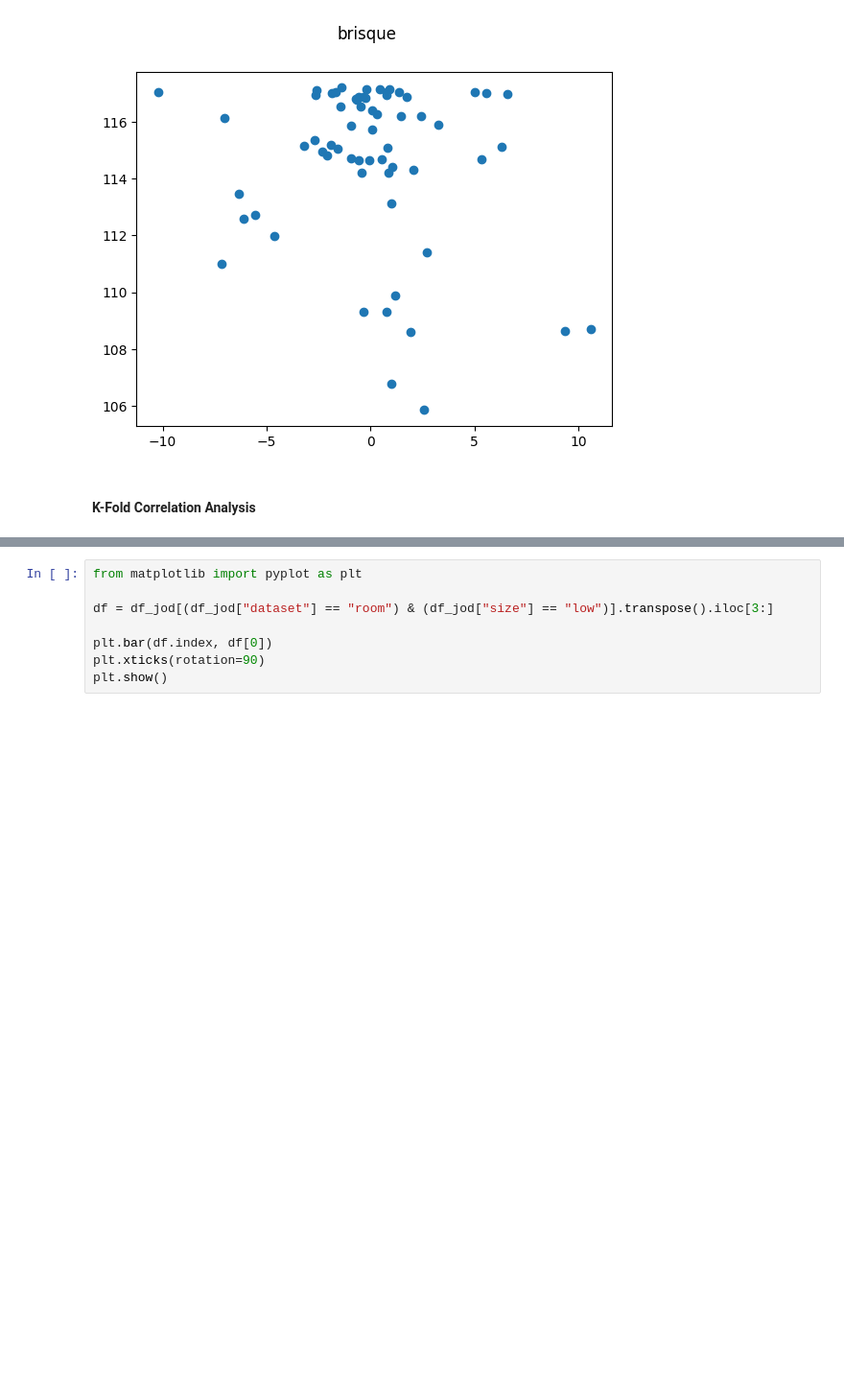
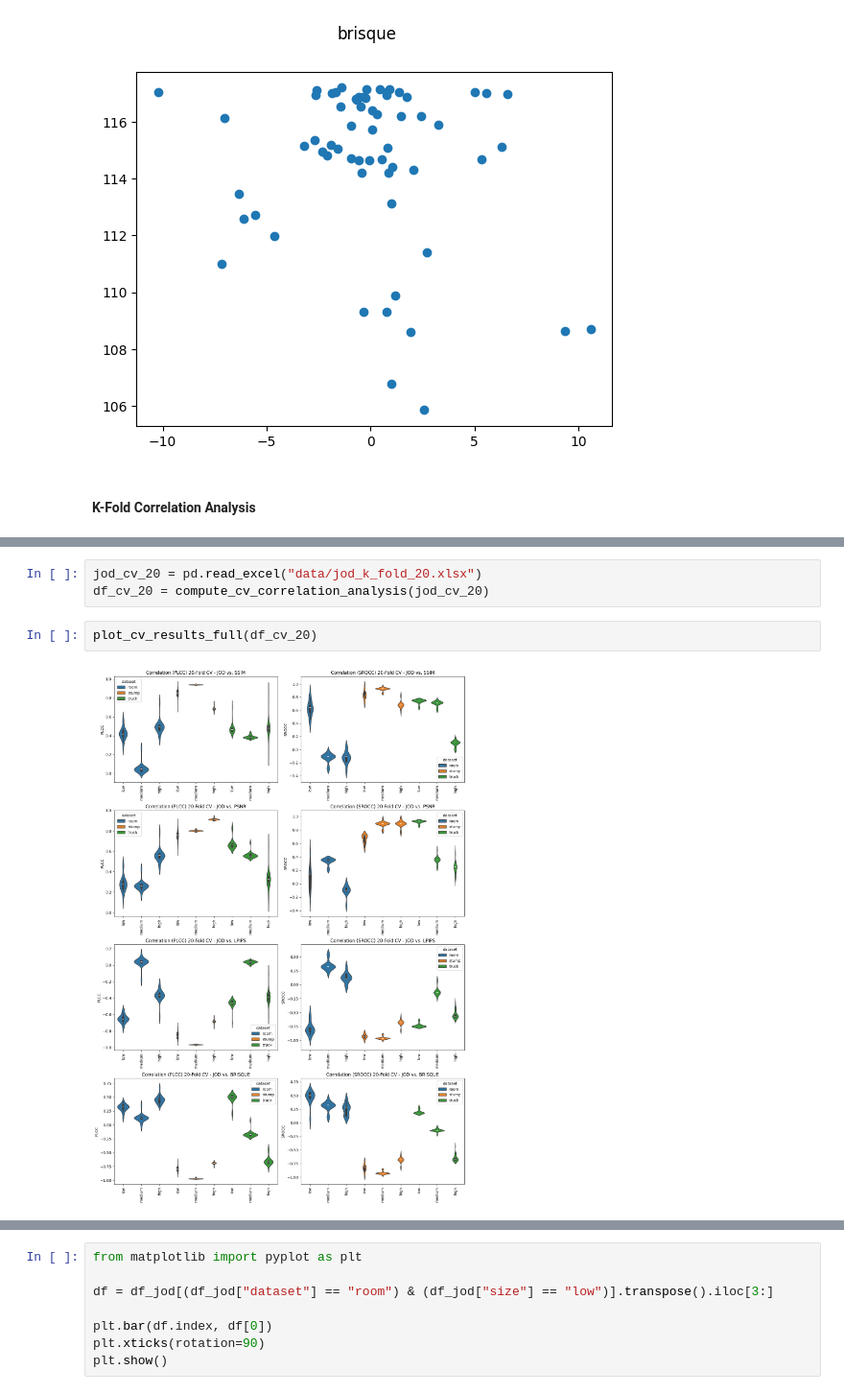
Before and after one commit to PaulErpen/final-data-analysis, a Jupyter notebook: joint-data-analysis.ipynb, the cells around one changed output, grey strips where cells are left out. Shown at 96% size. Saved outputs shown, nothing was run; the diff lists cells and outputs as text; blank space fills up the shorter version.

```diff
--- a/joint-data-analysis.ipynb
+++ b/joint-data-analysis.ipynb
@@ -401,0 +422,7 @@ plot_cv_results(df_cv_10, "PLCC")
+# %%
+jod_cv_20 = pd.read_excel("data/jod_k_fold_20.xlsx")
+df_cv_20 = compute_cv_correlation_analysis(jod_cv_20)
+# %%
+plot_cv_results_full(df_cv_20)
+# %% [output]
+[figure, added]
```
Also changed, not shown: parts of 12 cells of this notebook, 1 other file.
